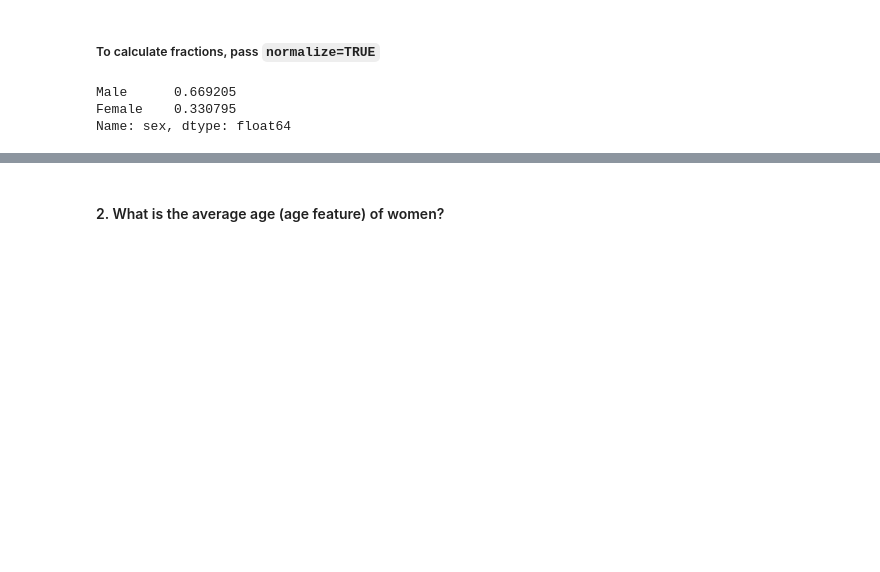
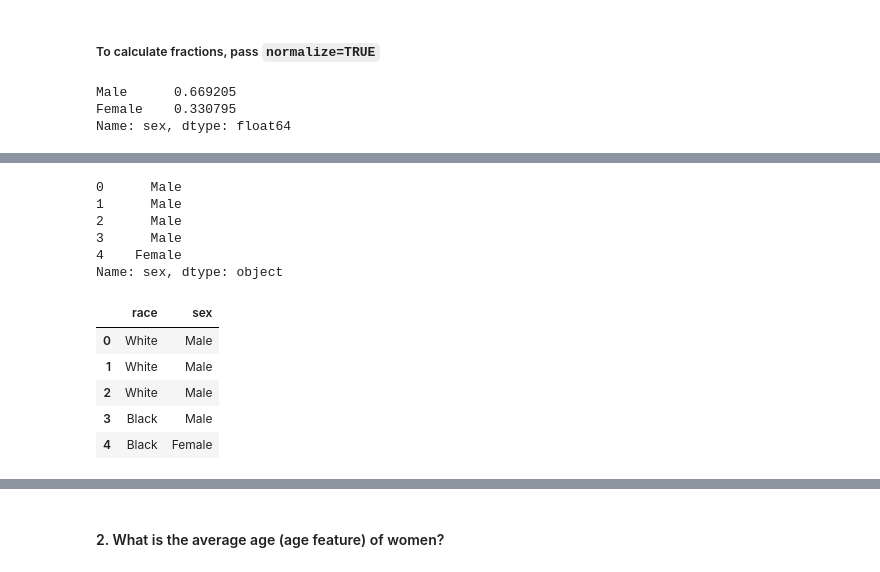
Before and after one commit to duttashi/applied-machine-learning, a Jupyter notebook: scripts/Exploratory data analysis with pandas.ipynb, the cells around one changed output, grey strips where cells are left out. Drawn from its saved outputs; the diff is of its cells as text; code cells hidden in the pictures; blank space fills up the shorter version.

```diff
--- a/scripts/Exploratory data analysis with pandas.ipynb
+++ b/scripts/Exploratory data analysis with pandas.ipynb
@@ -108,0 +125,18 @@ Name: sex, dtype: float64
+# %%
+df.loc[:,'sex'].head()
+# %% [output]
+0      Male
+1      Male
+2      Male
+3      Male
+4    Female
+Name: sex, dtype: object
+# %%
+df.loc[:,'race':'sex'].head()
+# %% [output]
+|  | race | sex |
+| 0 | White | Male |
+| 1 | White | Male |
+| 2 | White | Male |
+| 3 | Black | Male |
+| 4 | Black | Female |
```
Also changed, not shown: parts of 11 cells of this notebook.
